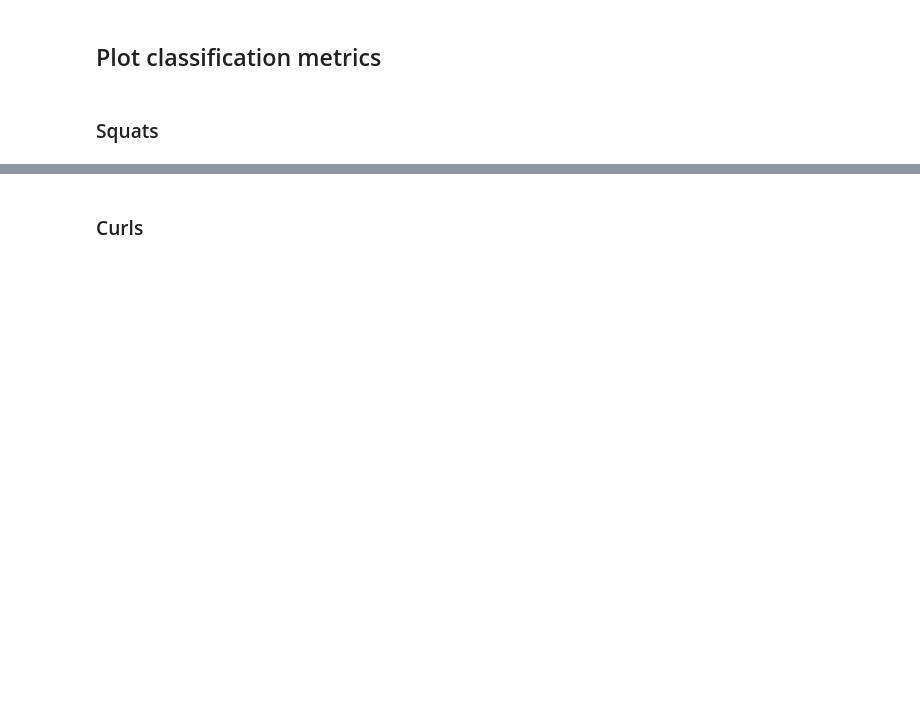
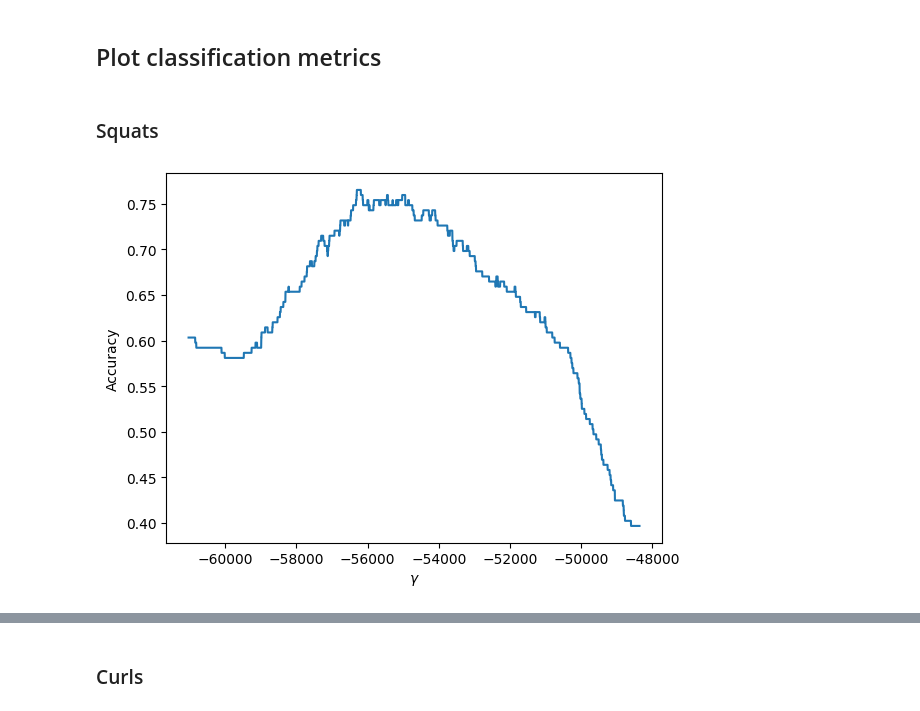
Before and after one commit to sjb296/linear-motion-detection, a Jupyter notebook: main.ipynb, the cells around one changed output, grey strips where cells are left out. Cells and saved outputs as stored; diff of their text form; code cells hidden in the pictures; blank space fills up the shorter version.

```diff
--- a/main.ipynb
+++ b/main.ipynb
@@ -1478,3 +1546,10 @@ curl_Ts_150_10 = curl_Ts_150_10[:len(curls_df_trim_s)]
 ## Plot classification metrics
 # %% [markdown]
 ### Squats
+# %%
+# Plot accuracy
+plt.xlabel("$\gamma$")
+plt.ylabel("Accuracy")
+ax = plt.plot(squat_150_10_gammas, squat_150_10_accs_arr)
+# %% [output]
+[figure, added]
```
Also changed, not shown: parts of 38 cells of this notebook.
